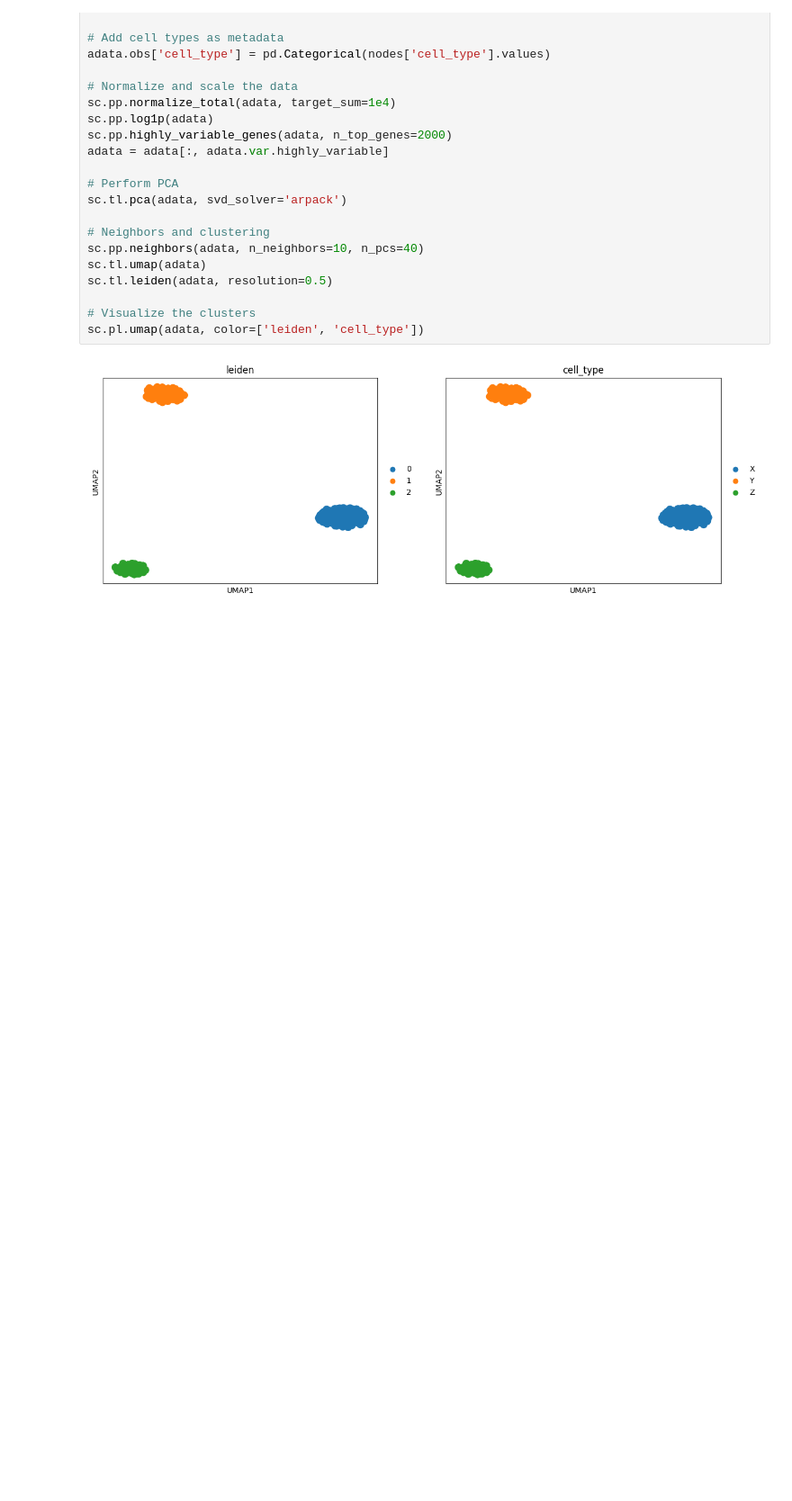
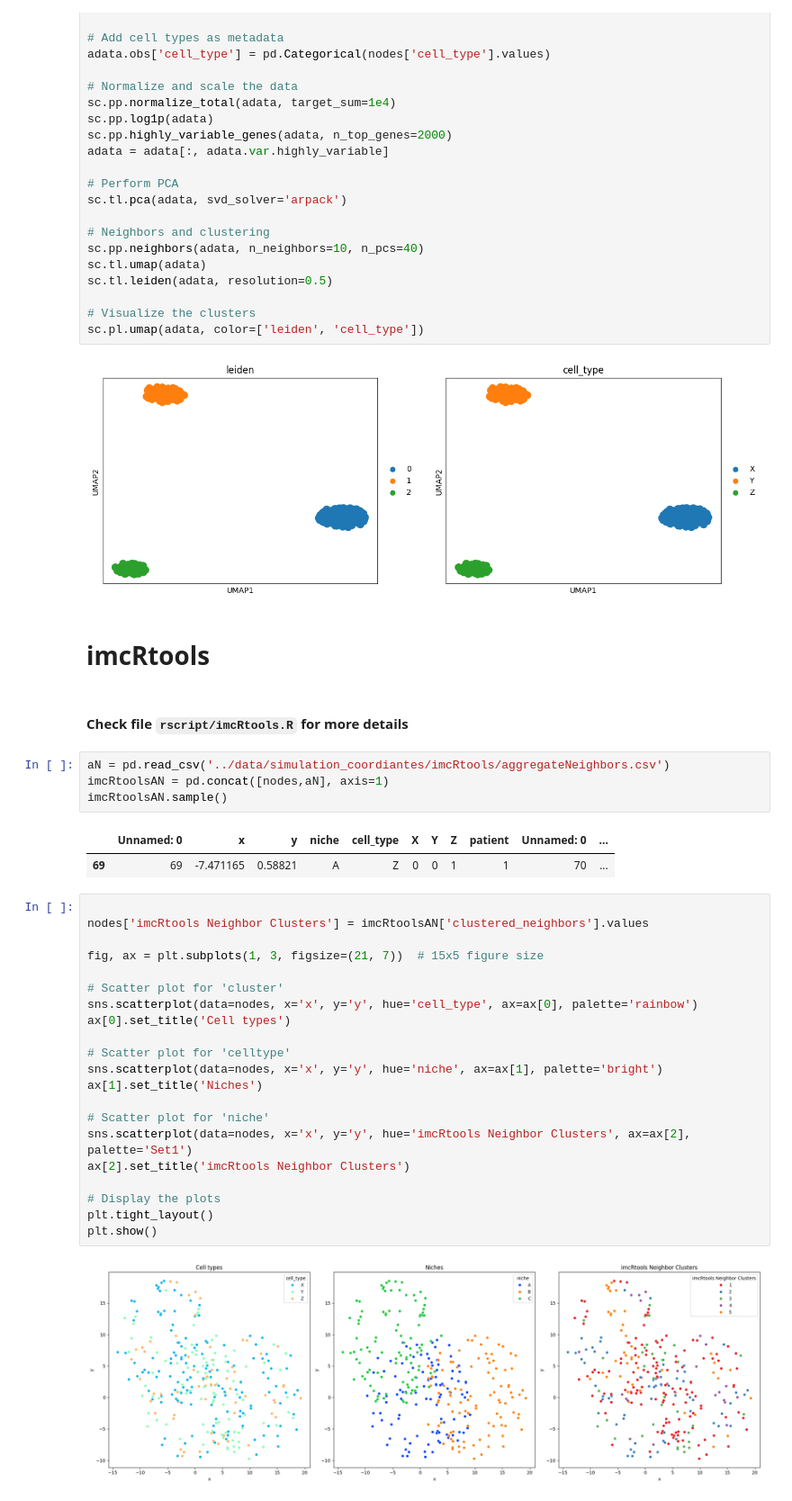
Before and after one commit to mouneem/Spatial-Omics-Networks-Benchmark-, a Jupyter notebook: pipelines/5 - Niches Detection.ipynb, the cells around one changed output. Shown at 90% size. Drawn from its saved outputs; the diff is of its cells as text; blank space fills up the shorter version.

Commit message:
Niche detection

````diff
--- a/pipelines/5 - Niches Detection.ipynb
+++ b/pipelines/5 - Niches Detection.ipynb
@@ -477,3 +460,37 @@ sc.tl.leiden(adata, resolution=0.5)
 sc.pl.umap(adata, color=['leiden', 'cell_type'])
 # %% [output]
 [figure]
+# %% [markdown]
+# imcRtools
+# %% [markdown]
+#### Check file ```rscript/imcRtools.R``` for more details
+# %%
+aN = pd.read_csv('../data/simulation_coordiantes/imcRtools/aggregateNeighbors.csv')
+imcRtoolsAN = pd.concat([nodes,aN], axis=1)
+imcRtoolsAN.sample()
+# %% [output]
+|  | Unnamed: 0 | x | y | niche | cell_type | X | Y | Z | patient | Unnamed: 0 | ... |
+| 69 | 69 | -7.471165 | 0.58821 | A | Z | 0 | 0 | 1 | 1 | 70 | ... |
+# %%
+
+nodes['imcRtools Neighbor Clusters'] = imcRtoolsAN['clustered_neighbors'].values
+
+fig, ax = plt.subplots(1, 3, figsize=(21, 7))  # 15x5 figure size
+
+# Scatter plot for 'cluster'
+sns.scatterplot(data=nodes, x='x', y='y', hue='cell_type', ax=ax[0], palette='rainbow')
+ax[0].set_title('Cell types')
+
+# Scatter plot for 'celltype'
+sns.scatterplot(data=nodes, x='x', y='y', hue='niche', ax=ax[1], palette='bright')
+ax[1].set_title('Niches')
+
+# Scatter plot for 'niche'
+sns.scatterplot(data=nodes, x='x', y='y', hue='imcRtools Neighbor Clusters', ax=ax[2], palette='Set1')
+ax[2].set_title('imcRtools Neighbor Clusters')
+
+# Display the plots
+plt.tight_layout()
+plt.show()
+# %% [output]
+[figure, added]
````
Also changed, not shown: parts of 5 cells of this notebook, 8 other files.
